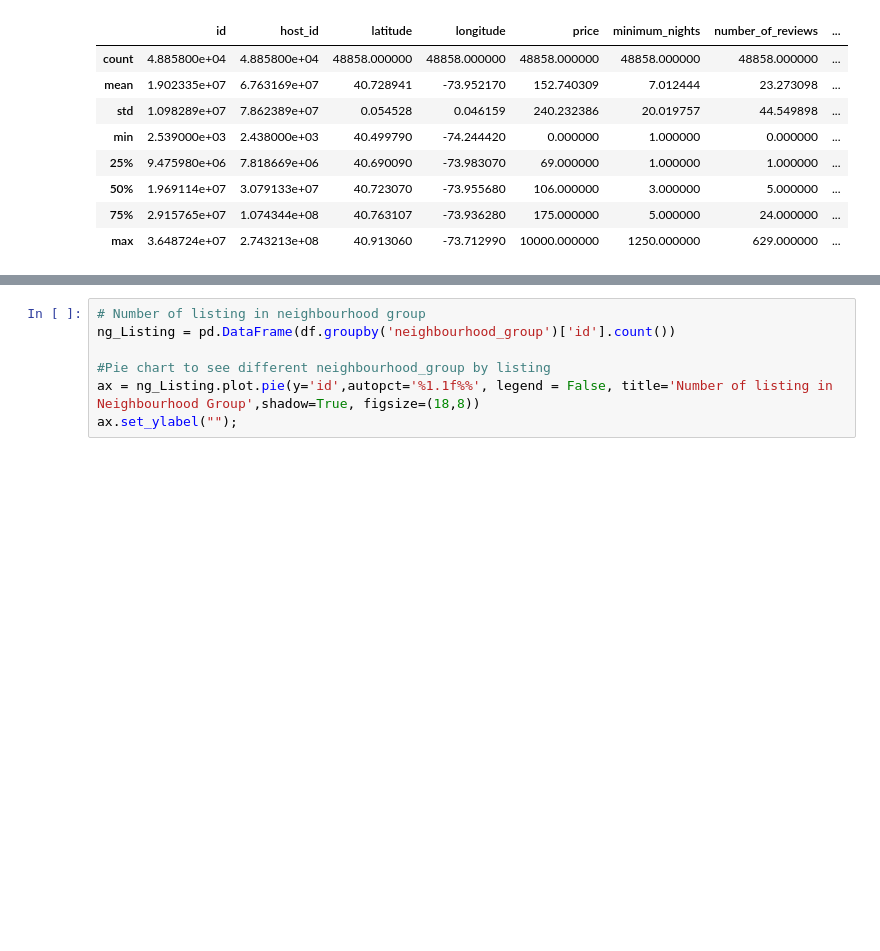
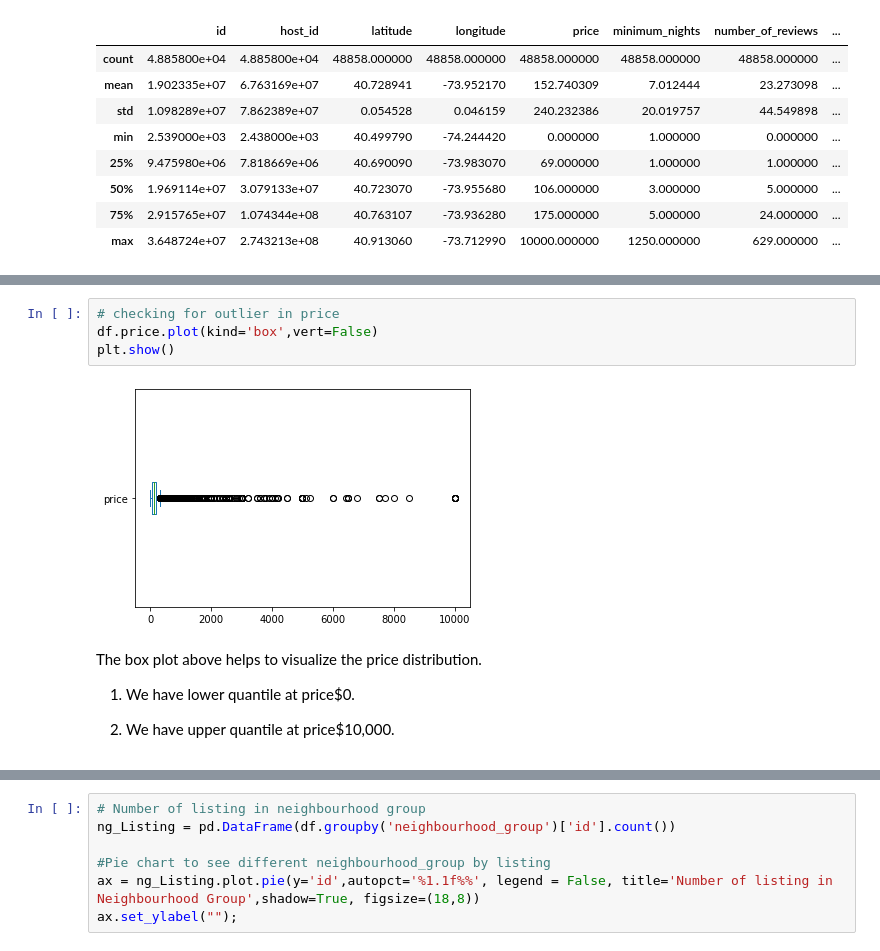
Before and after one commit to Bhoomikadayal/Cohort-Chario-EDA-Capstone-Project, a Jupyter notebook: Copy_of_Airbnb_Bookings_Analysis_Capstone_Project.ipynb, the cells around one changed output, grey strips where cells are left out. Saved outputs shown, nothing was run; the diff lists cells and outputs as text; blank space fills up the shorter version.

```diff
--- a/Copy_of_Airbnb_Bookings_Analysis_Capstone_Project.ipynb
+++ b/Copy_of_Airbnb_Bookings_Analysis_Capstone_Project.ipynb
@@ -195,0 +250,13 @@ df.describe() # Getting the basic statistics analysis of the all the data
+# %%
+# checking for outlier in price
+df.price.plot(kind='box',vert=False)
+plt.show()
+# %% [output]
+[figure, added]
+# %% [markdown]
+The box plot above helps to visualize the price distribution.
+
+
+1.   We have lower quantile at price$0.
+
+2.   We have upper quantile at price$10,000.
```
Also changed, not shown: parts of 14 cells of this notebook.
